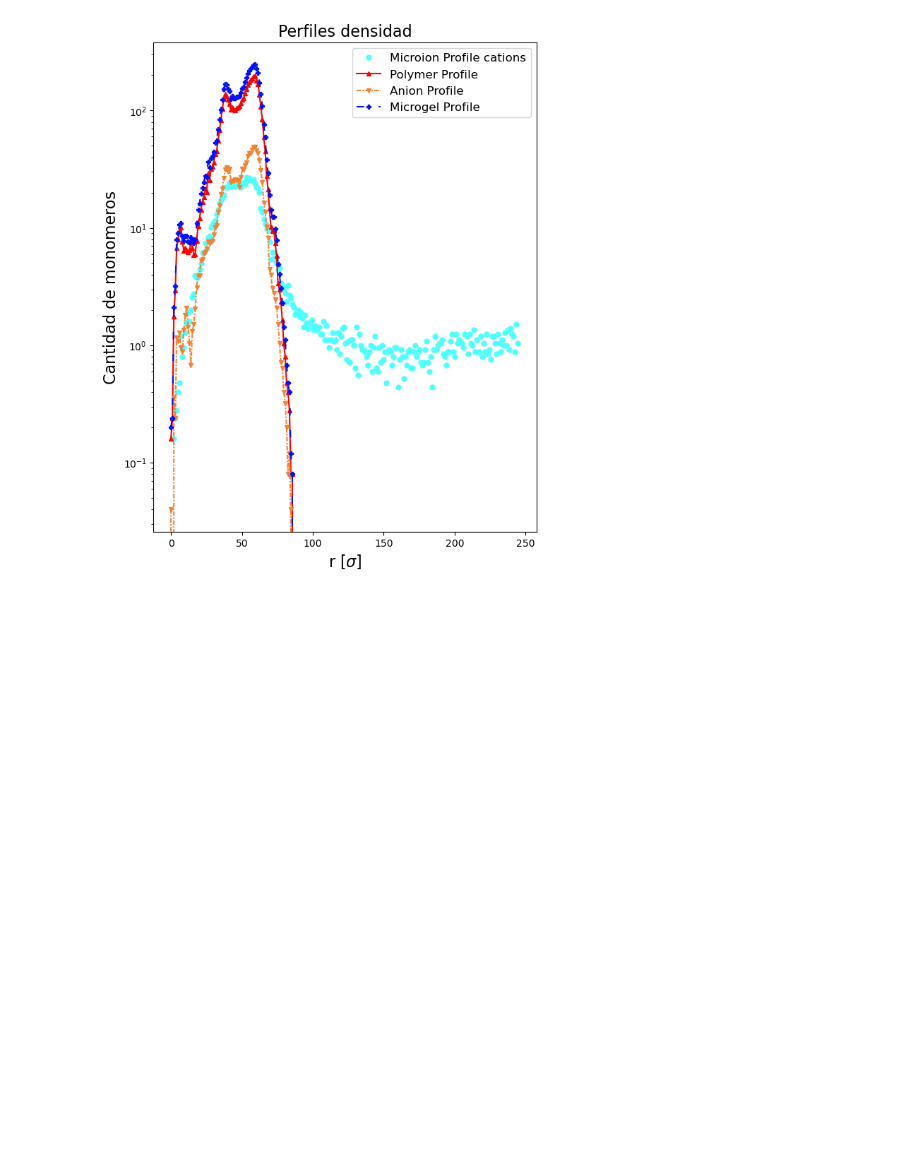
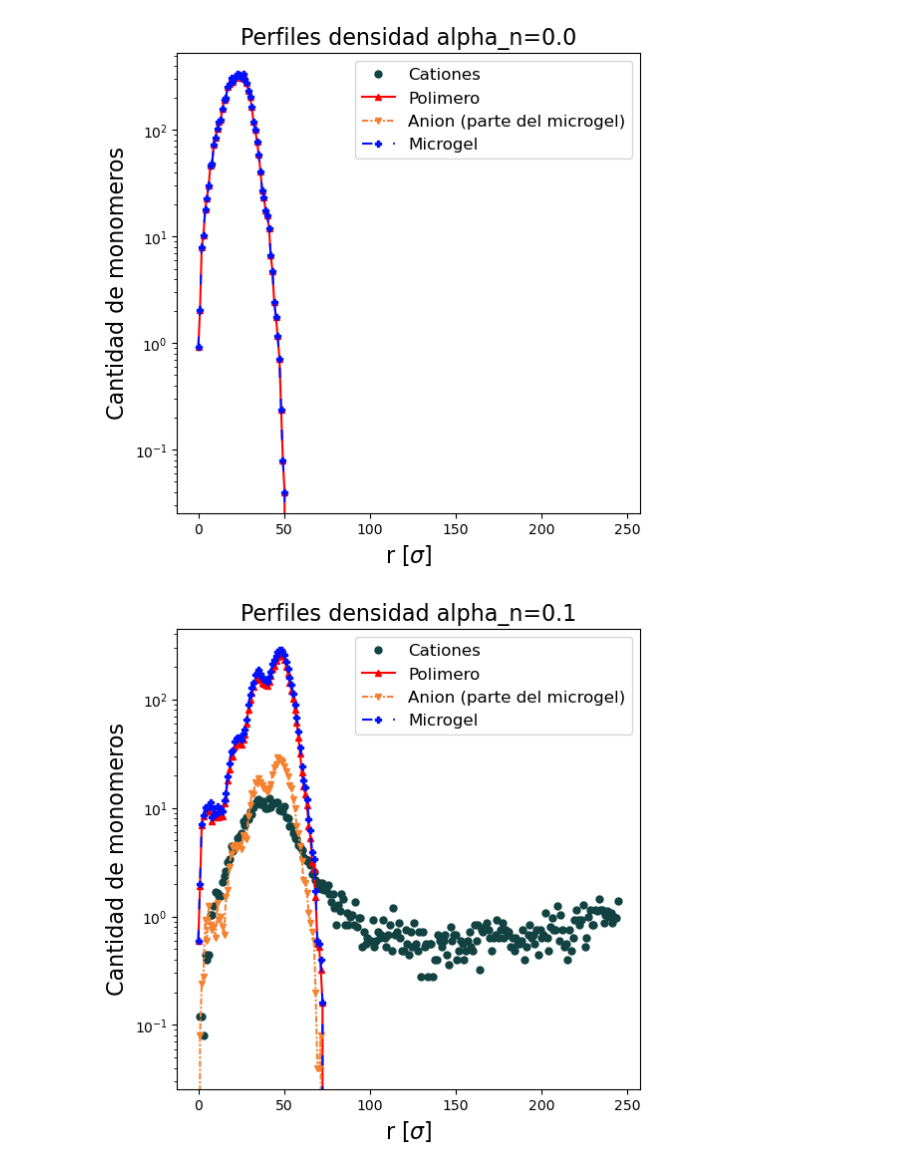
Before and after one commit to totinmc3/microgel_simu, a Jupyter notebook: analysis/graficos.ipynb, the cells around one changed output. Drawn from its saved outputs; the diff is of its cells as text; code cells hidden in the pictures; blank space fills up the shorter version.

```diff
--- a/analysis/graficos.ipynb
+++ b/analysis/graficos.ipynb
@@ -26,16 +26,22 @@ gyration_dat = load_tab_separated_data(gyration_file)
 density_dat = load_tab_separated_data(density_file)
 energy_dat = load_tab_separated_data(energy_file)
 
-Beads=[10,20,40]
-ionizacion=[0.0,0.1,0.2,0.3,0.4,0.5,0.6,0.7,0.8,0.9]
+#Beads=[10,20,40]
+#ionizacion=[0.0,0.1,0.2,0.3,0.4,0.5,0.6,0.7,0.8,0.9]
+
+#Beads=[20]
+#ionizacion=[0.3,0.4,0.6,0.7,0.8,0.9]
+
+Beads=[40]
+ionizacion=[0.0,0.1,0.2,0.3,0.8]
 # %%
 #eje x en density_names[-1] #me importan nomas 1,2,3,5
 Density_names = [
     "Cationes",
     "Microion Profile anions",
-    "Polymero",
+    "Polimero",
     "Cation Profile",
-    "Anion(parte del microgel)",
+    "Anion (parte del microgel)",
     "Microgel",
     "r"
 ]
@@ -53,7 +59,7 @@ energy_names = [
 line_styles = ["", "--", "-", ":", (0, (3, 1, 1, 1)), (0, (5, 10)), (0, (1, 10))]
 mark_styles = ['o', 's', '^', 'D', 'v', 'P', '*']
 rainbow_colors = [
-    "#50FFFF",  # rojo
+    "#124242",  # rojo
     "#3cb44b",  # verde
     "#ff0000",  # amarillo
     "#4363d8",  # azul
@@ -68,19 +74,33 @@ rainbow_colors = [
 ]
 # %%
 #grafico density profiles
+carpeta = "/home/tobias/resultados2/resultados"
 
-plt.figure(figsize=(7, 9))
-for i in [0, 2, 4, 5]:
-    plt.plot(density_dat[:, 6], density_dat[:, i], label=Density_names[i],
-             linestyle=line_styles[i], marker=mark_styles[i],
-             markersize=5, color=rainbow_colors[i])
-plt.title("Perfiles densidad", fontsize=16)
-plt.legend(fontsize=12)
-plt.yscale("log")
-#plt.xscale("log")
-plt.xlabel("r [$\sigma$]", fontsize=16)
-plt.ylabel("Cantidad de monomeros", fontsize=16)   #creo que es el numero de particulas por unidad de volumen, #normalizar
+Rg_vs_ionº = []
 
-plt.show()
+for j in ionizacion:
+
+    density_dat = None
+    ionizacion_grade = f"N_beads40/Alpha_n{j}"
+
+    density_file = os.path.join(carpeta, ionizacion_grade.strip('/'), "averaged_profiles.txt")
+
+    density_dat = load_tab_separated_data(density_file)
+
+    plt.figure(figsize=(6, 6))
+    for i in [0, 2, 4, 5]:
+        plt.plot(density_dat[:, 6], density_dat[:, i], label=Density_names[i],
+                linestyle=line_styles[i], marker=mark_styles[i],
+                markersize=5, color=rainbow_colors[i])
+    plt.title(f"Perfiles densidad alpha_n={j}", fontsize=16)
+    plt.legend(fontsize=12)
+    plt.yscale("log")
+    #plt.xscale("log")
+    plt.xlabel("r [$\sigma$]", fontsize=16)
+    plt.ylabel("Cantidad de monomeros", fontsize=16)   #creo que es el numero de particulas por unidad de volumen, #normalizar
+
+    plt.show()
+    #aumentar tamaño de letra de escalas
 # %% [output]
-[figure, old version]
+[figure, new version]
+[figure, added]
```
Also changed, not shown: parts of 8 cells of this notebook, 3 other files.
